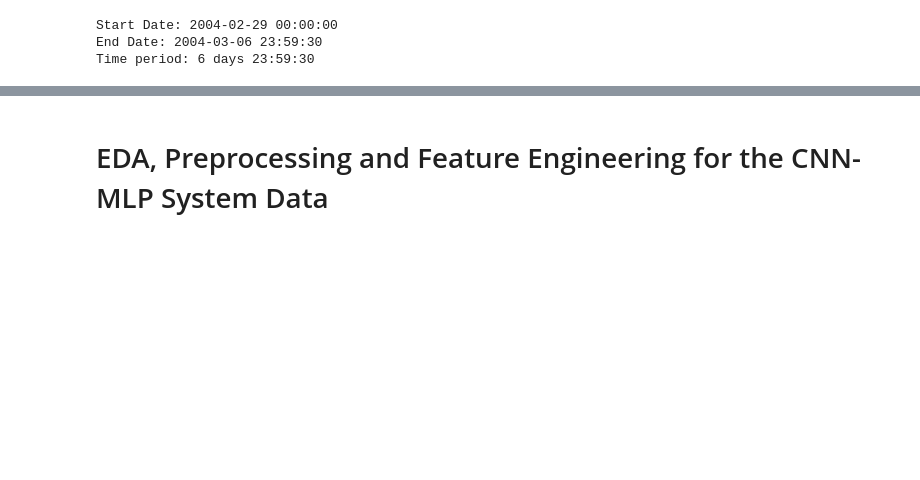
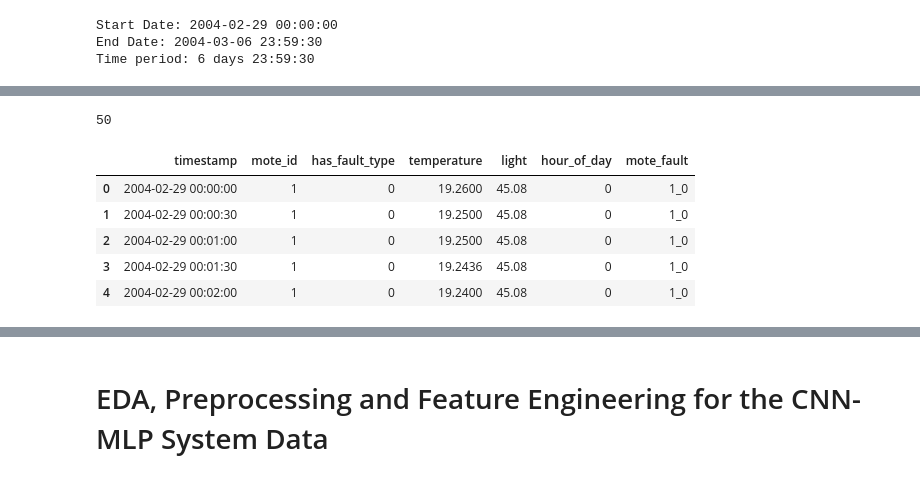
Before and after one commit to Nene-S/IoT_Sensors_Prediction_and_Classification, a Jupyter notebook: notebooks/preprocess.ipynb, the cells around one changed output, grey strips where cells are left out. Drawn from its saved outputs; the diff is of its cells as text; code cells hidden in the pictures; blank space fills up the shorter version.

```diff
--- a/notebooks/preprocess.ipynb
+++ b/notebooks/preprocess.ipynb
@@ -159,0 +132,2 @@ clean_data["light_interval"] = clean_data.light - clean_data.light.shift(1)
+# %%
+all_data = merge_data(data)
@@ -206,0 +198,14 @@ plt.show()
+# %%
+# all_data.mote_fault.unique()
+all_data.mote_fault.nunique()
+# %% [output]
+50
+# %%
+all_data.head()
+# %% [output]
+|  | timestamp | mote_id | has_fault_type | temperature | light | hour_of_day | mote_fault |
+| 0 | 2004-02-29 00:00:00 | 1 | 0 | 19.2600 | 45.08 | 0 | 1_0 |
+| 1 | 2004-02-29 00:00:30 | 1 | 0 | 19.2500 | 45.08 | 0 | 1_0 |
+| 2 | 2004-02-29 00:01:00 | 1 | 0 | 19.2500 | 45.08 | 0 | 1_0 |
+| 3 | 2004-02-29 00:01:30 | 1 | 0 | 19.2436 | 45.08 | 0 | 1_0 |
+| 4 | 2004-02-29 00:02:00 | 1 | 0 | 19.2400 | 45.08 | 0 | 1_0 |
```
Also changed, not shown: parts of 68 cells of this notebook, 7 other files.
